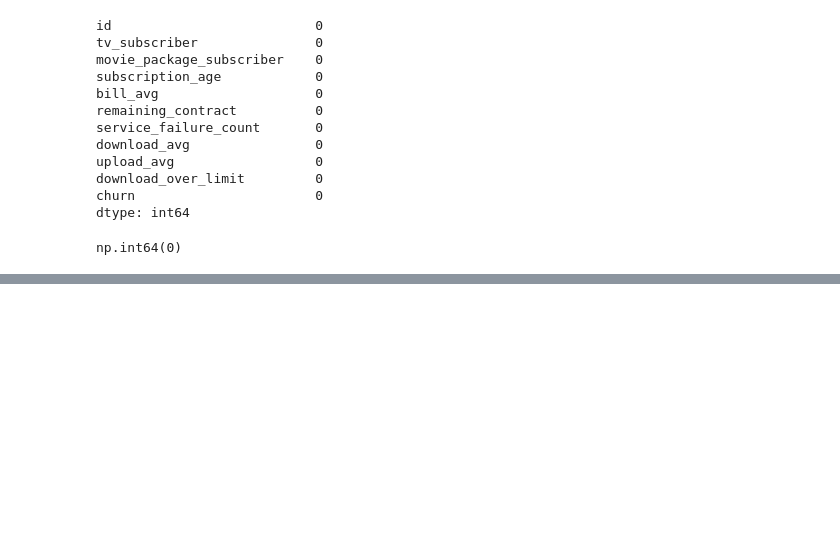
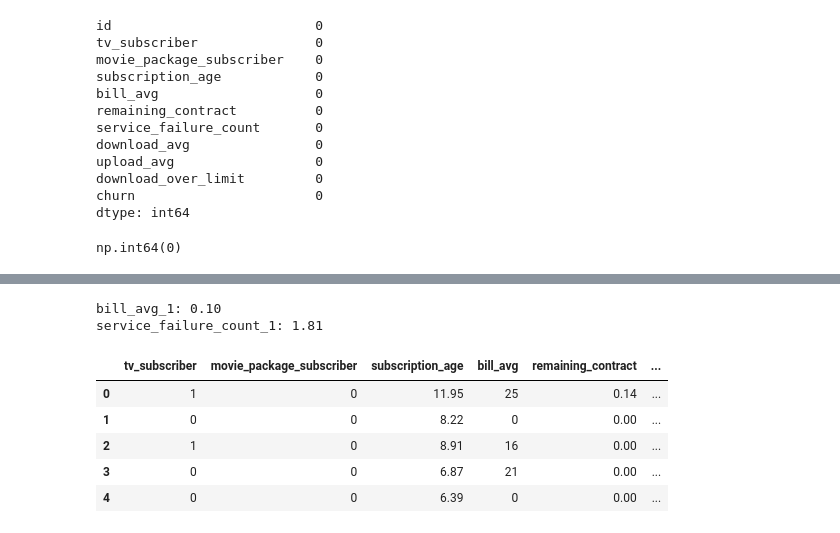
Before and after one commit to halaheltorgoman/Internet-Service-Customer-Churn, a Jupyter notebook: notebooks/churn_eda.ipynb, the cells around one changed output, grey strips where cells are left out. Drawn from its saved outputs; the diff is of its cells as text; code cells hidden in the pictures; blank space fills up the shorter version.

```diff
--- a/notebooks/churn_eda.ipynb
+++ b/notebooks/churn_eda.ipynb
@@ -311,0 +355,15 @@ df1 = df1.drop(columns=['id'])
+# %%
+for col in cols1:
+    print(f"{col}: {skew(df1[col].dropna()):.2f}")
+# %% [output]
+bill_avg_1: 0.10
+service_failure_count_1: 1.81
+# %%
+df1.head()
+# %% [output]
+|  | tv_subscriber | movie_package_subscriber | subscription_age | bill_avg | remaining_contract | ... |
+| 0 | 1 | 0 | 11.95 | 25 | 0.14 | ... |
+| 1 | 0 | 0 | 8.22 | 0 | 0.00 | ... |
+| 2 | 1 | 0 | 8.91 | 16 | 0.00 | ... |
+| 3 | 0 | 0 | 6.87 | 21 | 0.00 | ... |
+| 4 | 0 | 0 | 6.39 | 0 | 0.00 | ... |
```
Also changed, not shown: parts of 9 cells of this notebook.
